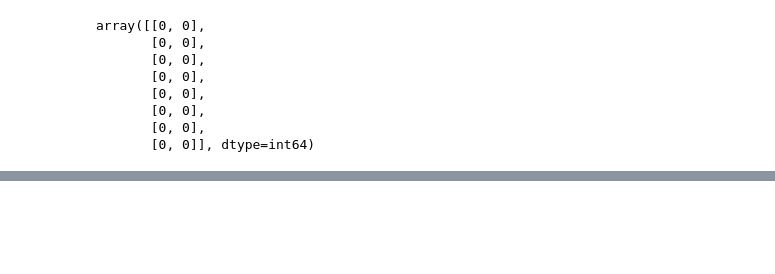
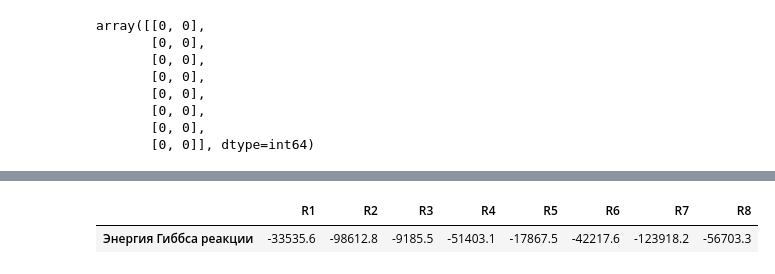
Before and after one commit to Rus-tam/stecheometric-matrixes, a Jupyter notebook: Вариант 1.ipynb, the cells around one changed output, grey strips where cells are left out. Cells and saved outputs as stored; diff of their text form; code cells hidden in the pictures; blank space fills up the shorter version.

```diff
--- a/Вариант 1.ipynb
+++ b/Вариант 1.ipynb
@@ -281,0 +284,3 @@ HOR_df
+# %%
+# Температура
+T = 25 + 273
@@ -281,0 +323,9 @@ HOR_df
+# %%
+# Расчет энергии Гиббса
+G_arr = np.array(HOR_df) - np.array(EOR_df) * T
+
+G_df = pd.DataFrame(G_arr, columns=['R1', 'R2', 'R3', 'R4', 'R5', 'R6', 'R7', 'R8'], index=['Энергия Гиббса реакции'])
+G_df
+# %% [output]
+|  | R1 | R2 | R3 | R4 | R5 | R6 | R7 | R8 |
+| Энергия Гиббса реакции | -33535.6 | -98612.8 | -9185.5 | -51403.1 | -17867.5 | -42217.6 | -123918.2 | -56703.3 |
```
Also changed, not shown: parts of 21 cells of this notebook.
